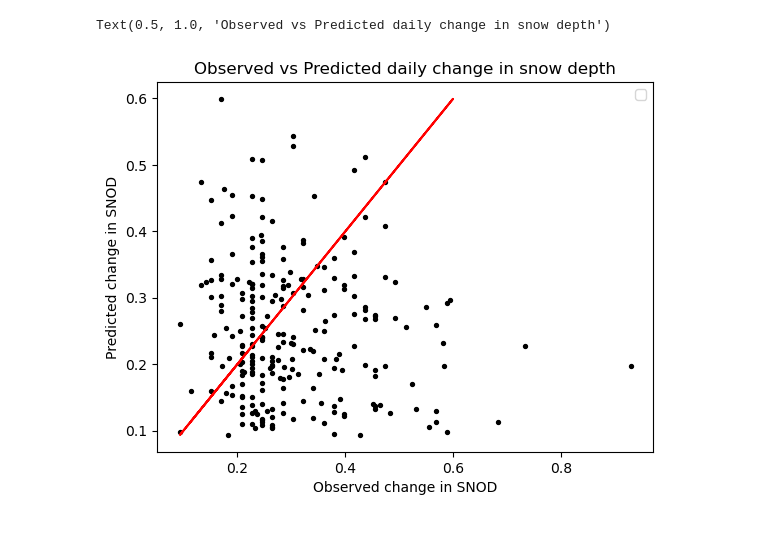
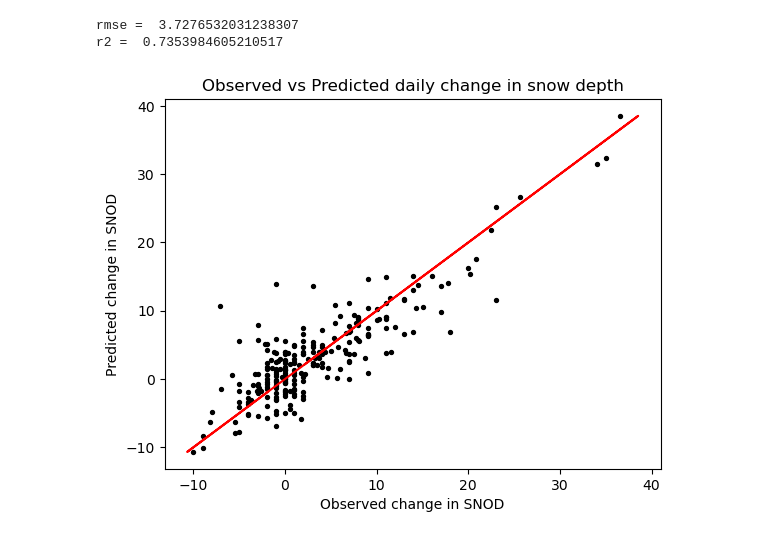
Before and after one commit to jjklug/ann-snod, a Jupyter notebook: bprop_accum_ablat.ipynb, the cells around one changed output. Cells and saved outputs as stored; diff of their text form; code cells hidden in the pictures.

Commit message:
began fitting accumulation dataset

```diff
--- a/bprop_accum_ablat.ipynb
+++ b/bprop_accum_ablat.ipynb
@@ -50,11 +68,21 @@ X_ablat_train, X_ablat_test, y_ablat_train, y_ablat_test = train_test_split(X_ab
 # %%
-accum_backprop = MLPRegressor(hidden_layer_sizes = 5000,
-                              activation = 'logistic',
-                              learning_rate_init = 0.02,
-                              max_iter = 10000,
+accum_backprop = MLPRegressor(hidden_layer_sizes = [200,200],
+                              activation = 'tanh',
+                              learning_rate_init = 0.01,
+                              max_iter = 2000,
                               shuffle = True,
                               random_state = 10,
-                              tol = 0.0001)
-accum_backprop.fit(X_accum_train, y_accum_train)
-preds_accum = accum_backprop.predict(X_accum_test)
-mse_accum = metrics.mean_squared_error(y_accum_test, preds_accum)
+                              tol = 0.0,
+                              n_iter_no_change=200,
+                              verbose = True,
+                              learning_rate='adaptive',
+                              solver = 'adam')
+
+accum_backprop.fit(X_accum_fit_train, y_accum_fit_train)
+preds_accum = accum_backprop.predict(X_accum_fit_test)
+
+preds_accum = scaler_y_accum.inverse_transform(preds_accum.reshape(-1,1))
+y_accum_test_2 = scaler_y_accum.inverse_transform(np.array(y_accum_fit_test).reshape(-1,1))
+
+rmse_accum = metrics.root_mean_squared_error(y_accum_test_2, preds_accum)
+r2_accum = metrics.r2_score(y_accum_test_2, preds_accum)
@@ -61,10 +107,12 @@ mse_accum = metrics.mean_squared_error(y_accum_test, preds_accum)
 # %%
-plt.scatter(y_accum_test, preds_accum, s = 8, c = "black")
-plt.legend()
+plt.scatter(y_accum_test_2, preds_accum, s = 8, c = "black")
 plt.plot(preds_accum, preds_accum, c = "red")
 plt.xlabel("Observed change in SNOD")
 plt.ylabel("Predicted change in SNOD")
 plt.title("Observed vs Predicted daily change in snow depth")
+print("rmse = ", rmse_accum)
+print("r2 = ", r2_accum)
 # %% [output]
-Text(0.5, 1.0, 'Observed vs Predicted daily change in snow depth')
+rmse =  3.7276532031238307
+r2 =  0.7353984605210517
-[figure, old version]
+[figure, new version]
```
Also changed, not shown: parts of 6 cells of this notebook.
